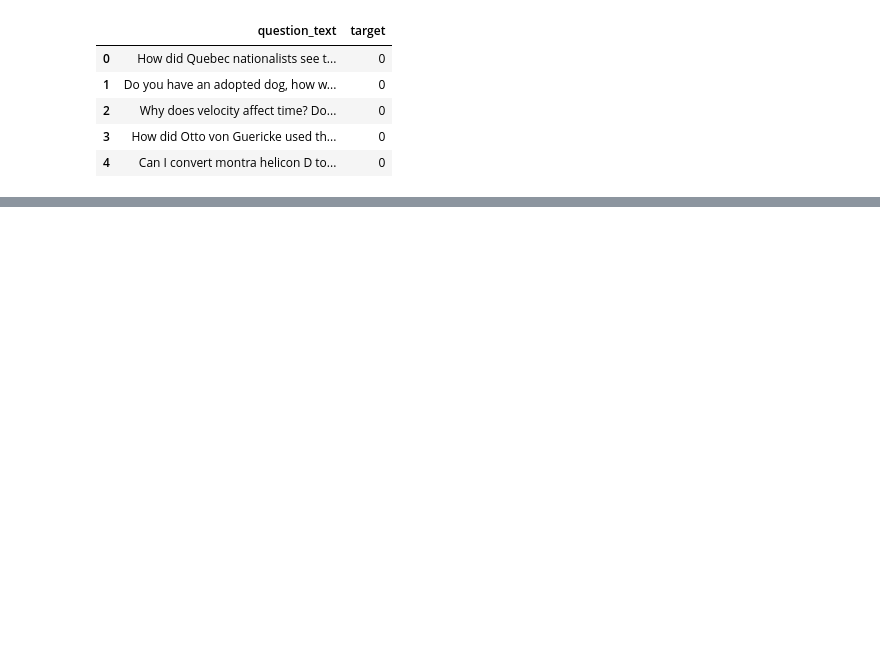
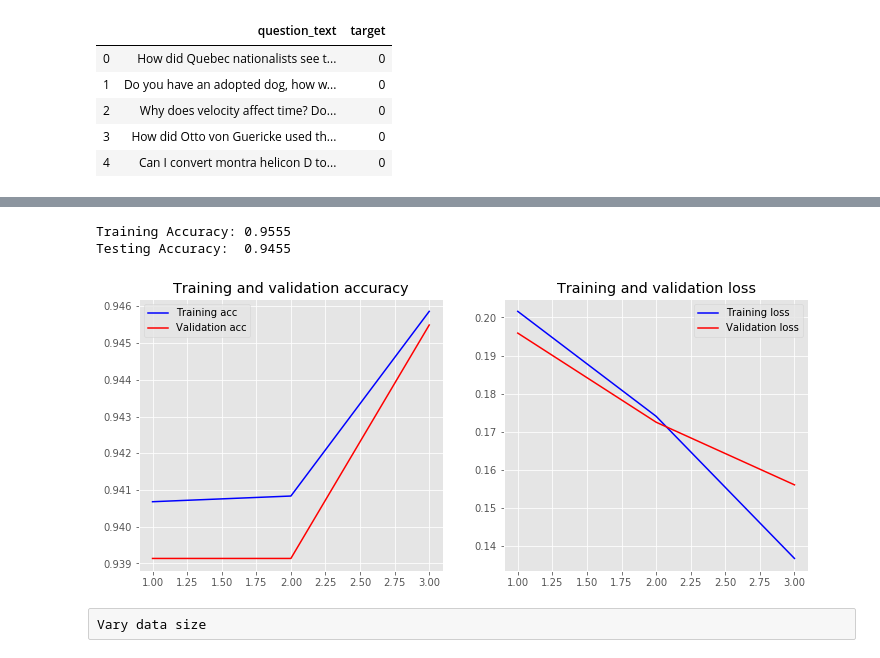
Before and after one commit to Lan131/2019-2020-ML, a Jupyter notebook: keras.ipynb, the cells around one changed output, grey strips where cells are left out. Saved outputs shown, nothing was run; the diff lists cells and outputs as text; code cells hidden in the pictures; blank space fills up the shorter version.

```diff
--- a/keras.ipynb
+++ b/keras.ipynb
@@ -41,0 +117,16 @@ InternalError: cudaGetDevice() failed. Status: cudaGetErrorString symbol not fou
+# %%
+
+tokenizer = Tokenizer(num_words=5000)
+tokenizer.fit_on_texts(sentences_train)
+
+X_train = tokenizer.texts_to_sequences(sentences_train)
+X_test = tokenizer.texts_to_sequences(sentences_test)
+
+vocab_size = len(tokenizer.word_index) + 1  # Adding 1 because of reserved 0 index
+
+print(sentences_train[2])
+
+maxlen = 100
+
+X_train = pad_sequences(X_train, padding='post', maxlen=maxlen)
+X_test = pad_sequences(X_test, padding='post', maxlen=maxlen)
@@ -41,0 +135,19 @@ InternalError: cudaGetDevice() failed. Status: cudaGetErrorString symbol not fou
+# %%
+max_features = 20000
+# cut texts after this number of words
+# (among top max_features most common words)
+maxlen = 100
+batch_size = 1000
+
+model = Sequential()
+model.add(Embedding(max_features, 128, input_length=maxlen))
+model.add(Bidirectional(LSTM(64)))
+model.add(Dropout(0.5))
+model.add(Dense(1, activation='sigmoid'))
+
+# try using different optimizers and different optimizer configs
+model.compile('adam', 'binary_crossentropy', metrics=['accuracy'])
+# %%
+
+print('Train...')
+history=model.fit(X_train, y_train,batch_size=batch_size,epochs=3,validation_data=[X_test, y_test])
@@ -41,0 +163,14 @@ InternalError: cudaGetDevice() failed. Status: cudaGetErrorString symbol not fou
+# %%
+loss, accuracy = model.evaluate(X_train, y_train, verbose=False)
+print("Training Accuracy: {:.4f}".format(accuracy))
+loss, accuracy = model.evaluate(X_test, y_test, verbose=False)
+print("Testing Accuracy:  {:.4f}".format(accuracy))
+# %% [output]
+Training Accuracy: 0.9555
+Testing Accuracy:  0.9455
+# %%
+plot_history(history)
+# %% [output]
+[figure, added]
+# %% [raw]
+Vary data size
```
Also changed, not shown: parts of 13 cells of this notebook.
